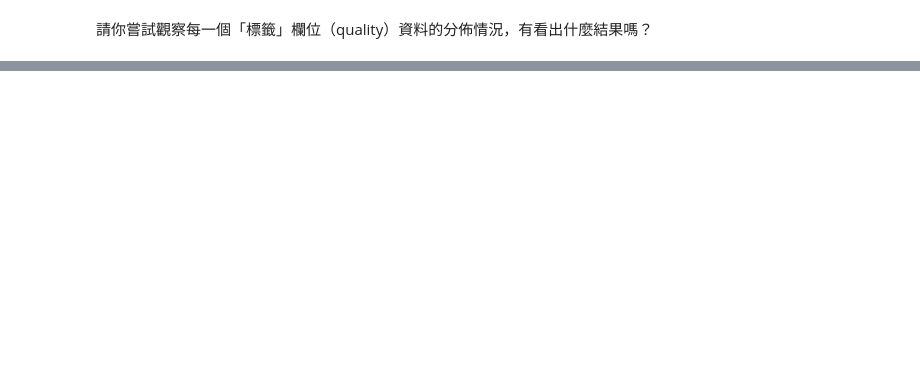
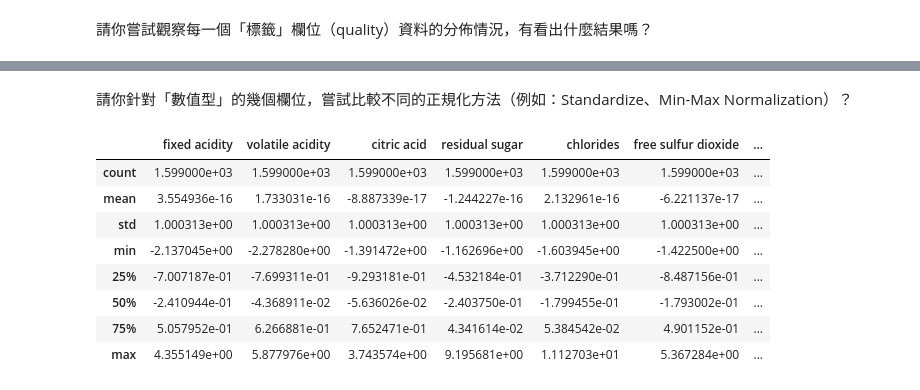
Before and after one commit to Seanwu003/Prediction-of-quality-of-Wine, a Jupyter notebook: 專案實作_紅酒品質預測.ipynb, the cells around one changed output, grey strips where cells are left out. Cells and saved outputs as stored; diff of their text form; code cells hidden in the pictures; blank space fills up the shorter version.

```diff
--- a/專案實作_紅酒品質預測.ipynb
+++ b/專案實作_紅酒品質預測.ipynb
@@ -210,0 +229,20 @@ print(rfc_eval)
+# %% [markdown]
+請你針對「數值型」的幾個欄位，嘗試比較不同的正規化方法（例如：Standardize、Min-Max Normalization）？
+# %%
+#standardize
+from sklearn.preprocessing import StandardScaler
+scaler = StandardScaler()
+data_standardized = scaler.fit_transform(X)
+
+wine_std = pd.DataFrame(data_standardized, columns=X.columns)
+wine_std.describe()
+# %% [output]
+|  | fixed acidity | volatile acidity | citric acid | residual sugar | chlorides | free sulfur dioxide | ... |
+| count | 1.599000e+03 | 1.599000e+03 | 1.599000e+03 | 1.599000e+03 | 1.599000e+03 | 1.599000e+03 | ... |
+| mean | 3.554936e-16 | 1.733031e-16 | -8.887339e-17 | -1.244227e-16 | 2.132961e-16 | -6.221137e-17 | ... |
+| std | 1.000313e+00 | 1.000313e+00 | 1.000313e+00 | 1.000313e+00 | 1.000313e+00 | 1.000313e+00 | ... |
+| min | -2.137045e+00 | -2.278280e+00 | -1.391472e+00 | -1.162696e+00 | -1.603945e+00 | -1.422500e+00 | ... |
+| 25% | -7.007187e-01 | -7.699311e-01 | -9.293181e-01 | -4.532184e-01 | -3.712290e-01 | -8.487156e-01 | ... |
+| 50% | -2.410944e-01 | -4.368911e-02 | -5.636026e-02 | -2.403750e-01 | -1.799455e-01 | -1.793002e-01 | ... |
+| 75% | 5.057952e-01 | 6.266881e-01 | 7.652471e-01 | 4.341614e-02 | 5.384542e-02 | 4.901152e-01 | ... |
+| max | 4.355149e+00 | 5.877976e+00 | 3.743574e+00 | 9.195681e+00 | 1.112703e+01 | 5.367284e+00 | ... |
```
Also changed, not shown: parts of 43 cells of this notebook.
